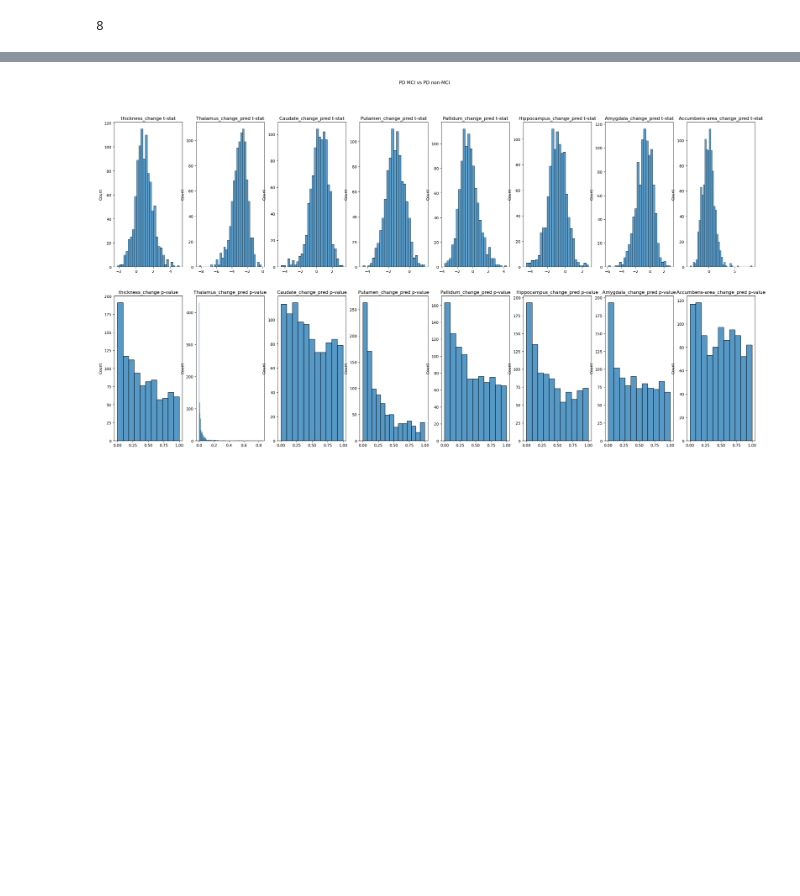
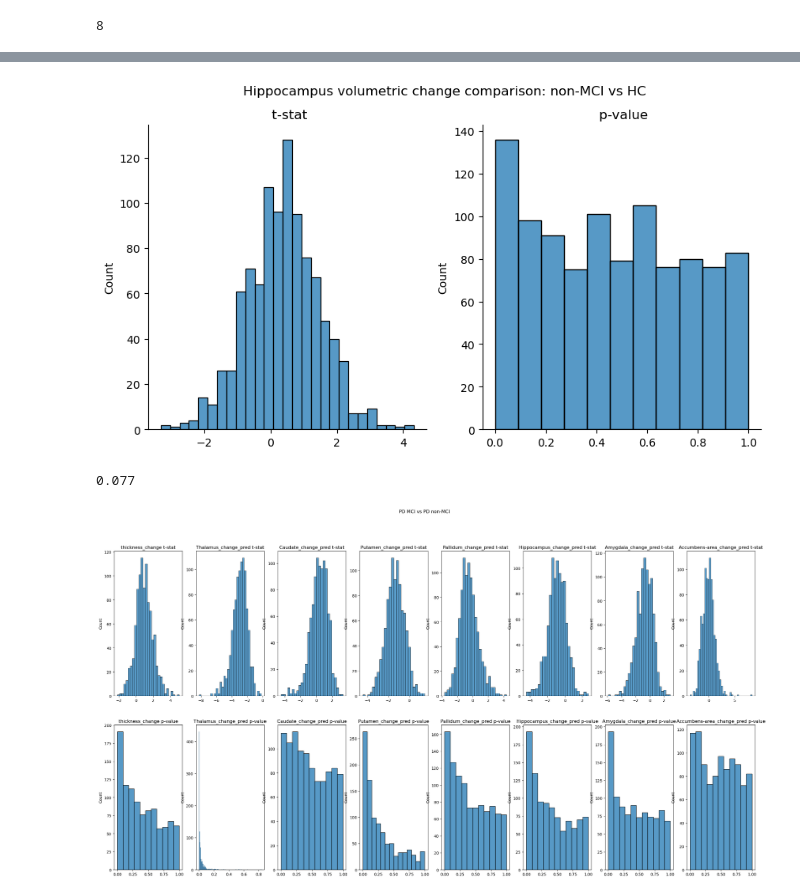
Before and after one commit to mirhnius/pvalue-metric-b, a Jupyter notebook: analysis/old.ipynb, the cells around one changed output, grey strips where cells are left out. Cells and saved outputs as stored; diff of their text form; code cells hidden in the pictures; blank space fills up the shorter version.

```diff
--- a/analysis/old.ipynb
+++ b/analysis/old.ipynb
@@ -142,3 +168,20 @@ for itr in range(1000):
+# %%
+f, ax = plt.subplots(1, 2, figsize=(10, 5))
+f.suptitle('Hippocampus volumetric change comparison: non-MCI vs HC')
+ax[0].set_title(" t-stat")
+ax[0] = sns.histplot(nonMCIvsHC_stats[5, :, 0], ax=ax[0])
+ax[1].set_title(" p-value")
+ax[1] = sns.histplot(nonMCIvsHC_stats[5, :, 1], ax=ax[1])
+ax[0].spines['top'].set_visible(False)
+ax[0].spines['right'].set_visible(False)
+ax[1].spines['top'].set_visible(False)
+ax[1].spines['right'].set_visible(False)
+# %% [output]
+[figure, added]
+# %%
+sum(nonMCIvsHC_stats[5, :, 1] < 0.05)/1000
+# %% [output]
+0.077
 # %%
 titles = ["PD MCI vs PD non-MCI",  "PD MCI vs HC", "PD non-MCI vs HC"]
 stats = [MCIvsnonMCI_stats, MCIvsHC_stats, nonMCIvsHC_stats]
```
Also changed, not shown: parts of 5 cells of this notebook, 1 other file.
